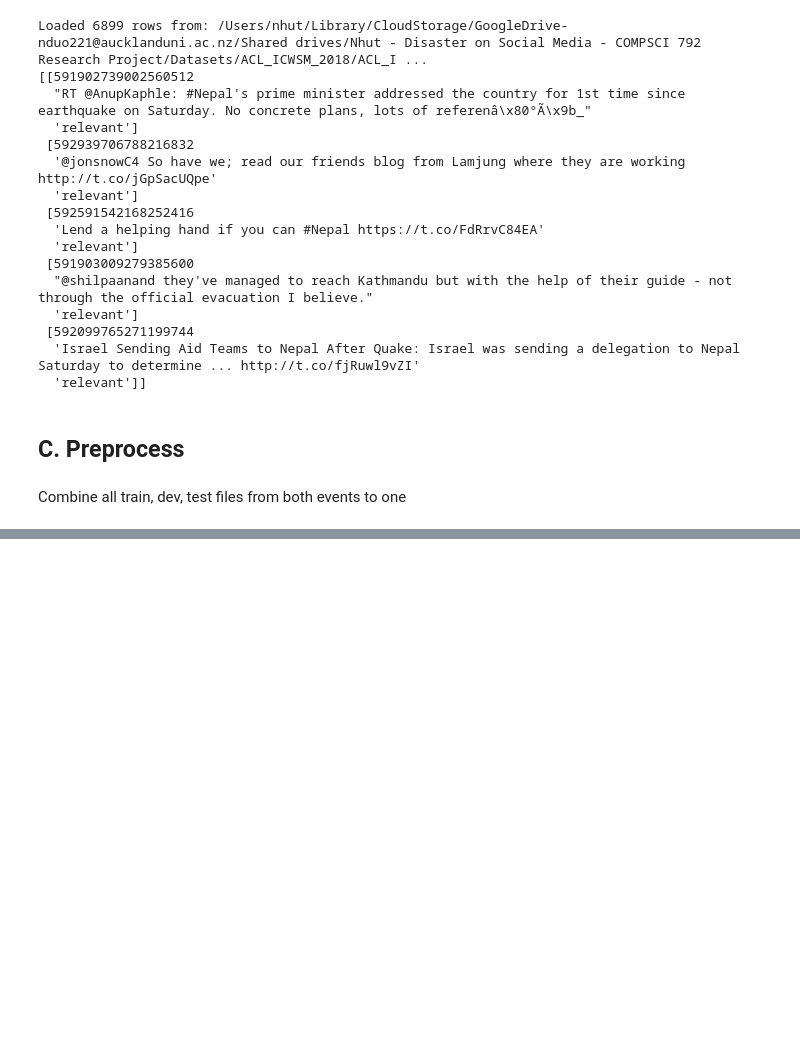
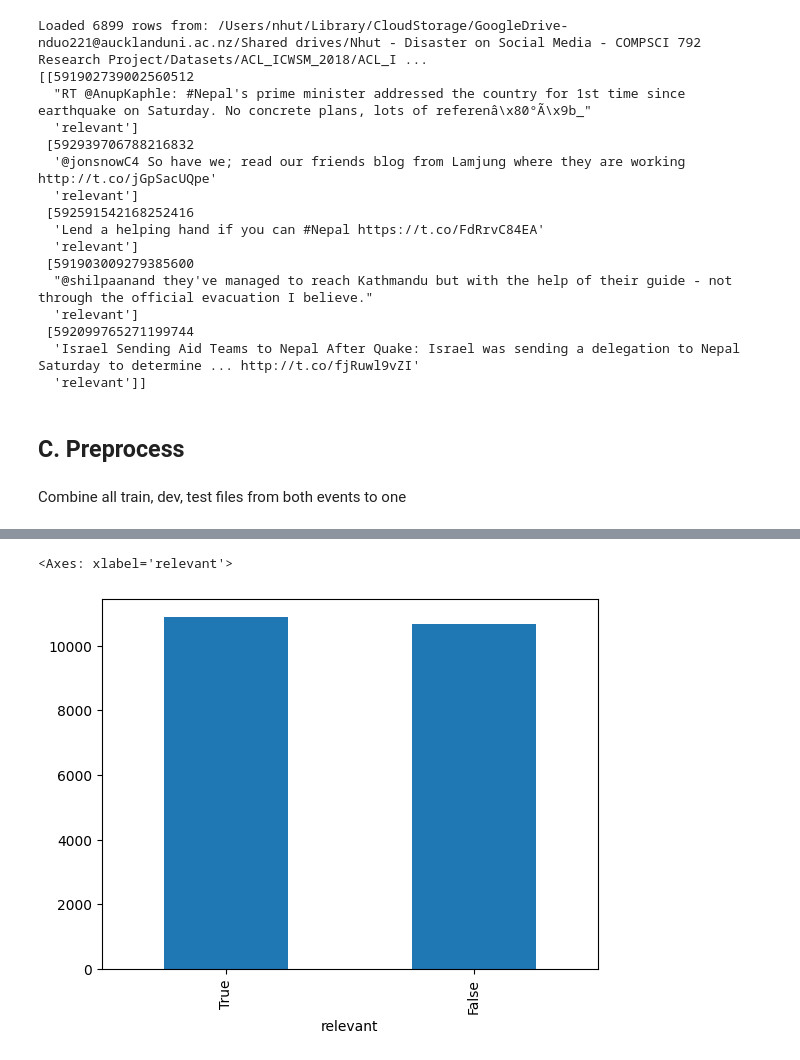
Before and after one commit to dhnhut/disaster-tweets, a Jupyter notebook: notebooks/0_dataset_ACL_ICWSM_2018.ipynb, the cells around one changed output, grey strips where cells are left out. Saved outputs shown, nothing was run; the diff lists cells and outputs as text; code cells hidden in the pictures; blank space fills up the shorter version.

```diff
--- a/notebooks/0_dataset_ACL_ICWSM_2018.ipynb
+++ b/notebooks/0_dataset_ACL_ICWSM_2018.ipynb
@@ -179,0 +244,5 @@ merged_df.to_csv( 'datasets/ACL_ICWSM_2018.csv', index=False)
+# %%
+merged_df['relevant'].value_counts().plot(kind='bar')
+# %% [output]
+<Axes: xlabel='relevant'>
+[figure, added]
```
Also changed, not shown: parts of 5 cells of this notebook.
